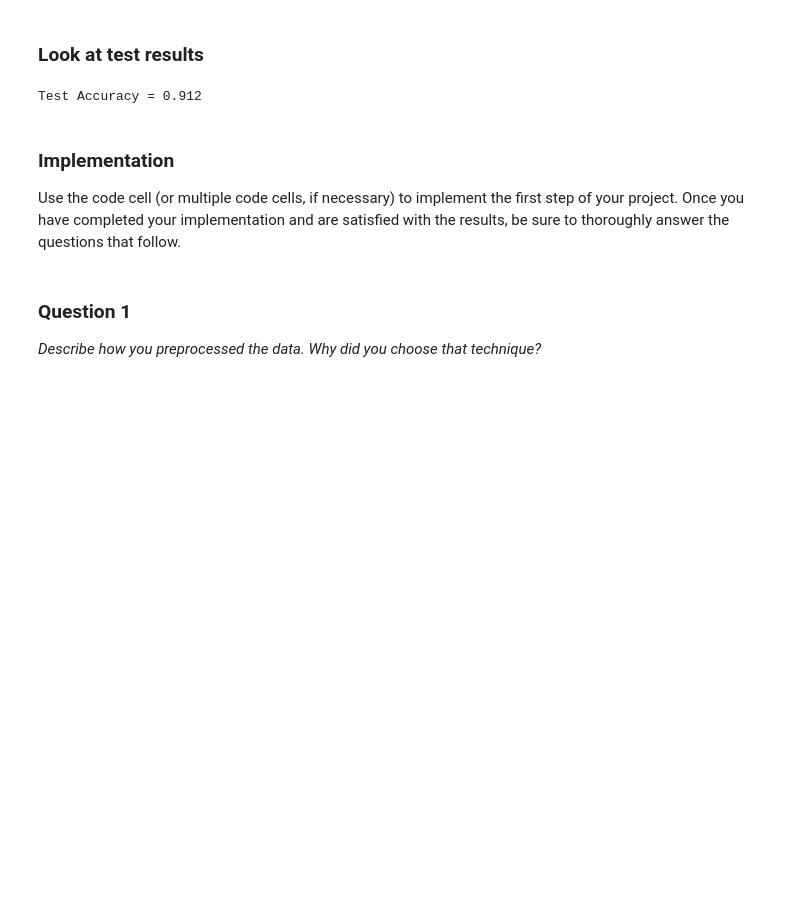
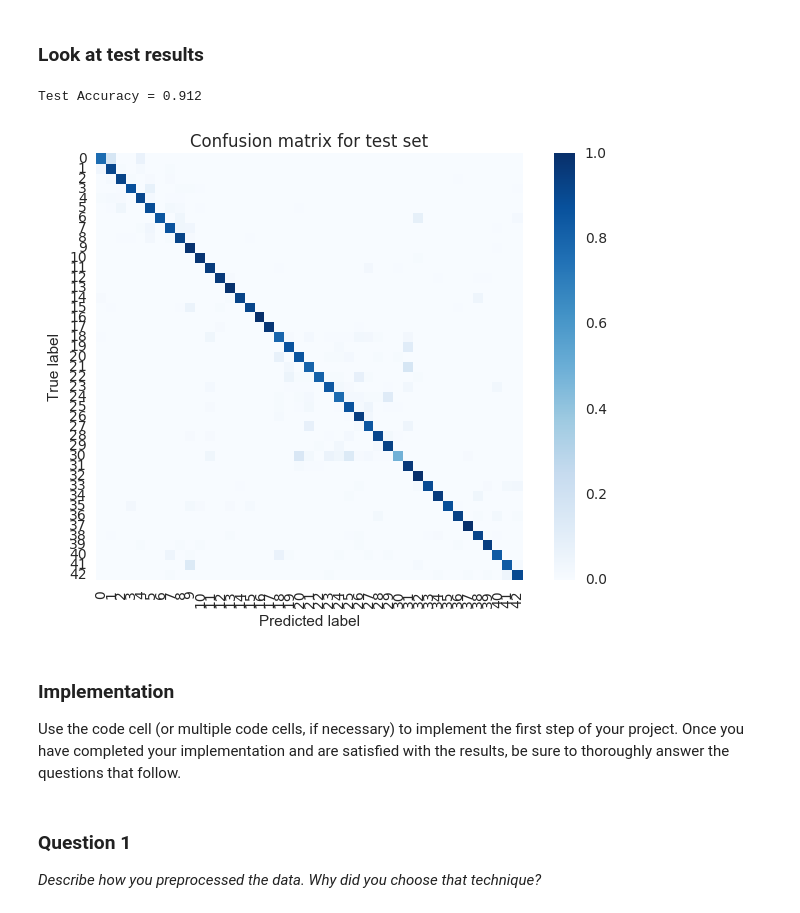
Before and after one commit to kcbighuge/CarND-Traffic-Sign-Classifier-Project-P2, a Jupyter notebook: Traffic_Sign_Classifier_v1.ipynb, the cells around one changed output. Saved outputs shown, nothing was run; the diff lists cells and outputs as text; code cells hidden in the pictures; blank space fills up the shorter version.

```diff
--- a/Traffic_Sign_Classifier_v1.ipynb
+++ b/Traffic_Sign_Classifier_v1.ipynb
@@ -701,3 +709,19 @@ Test Accuracy = 0.912
+# %%
+from sklearn.metrics import confusion_matrix
+import seaborn as sns
+plt.rcParams['savefig.dpi']=100.
+
+# Compute confusion matrix
+cm = confusion_matrix(y_test, predictions)
+cm = cm.astype('float') / cm.sum(axis=1)[:, np.newaxis]  # normalize the data
+
+# view with a heatmap
+sns.heatmap(cm, annot=False, fmt='.3f', cmap='Blues', square=True)
+plt.ylabel('True label')
+plt.xlabel('Predicted label')
+plt.title('Confusion matrix for test set');
+# %% [output]
+[figure, added]
 # %% [markdown]
 ### Implementation
 
```
Also changed, not shown: parts of 6 cells of this notebook.
